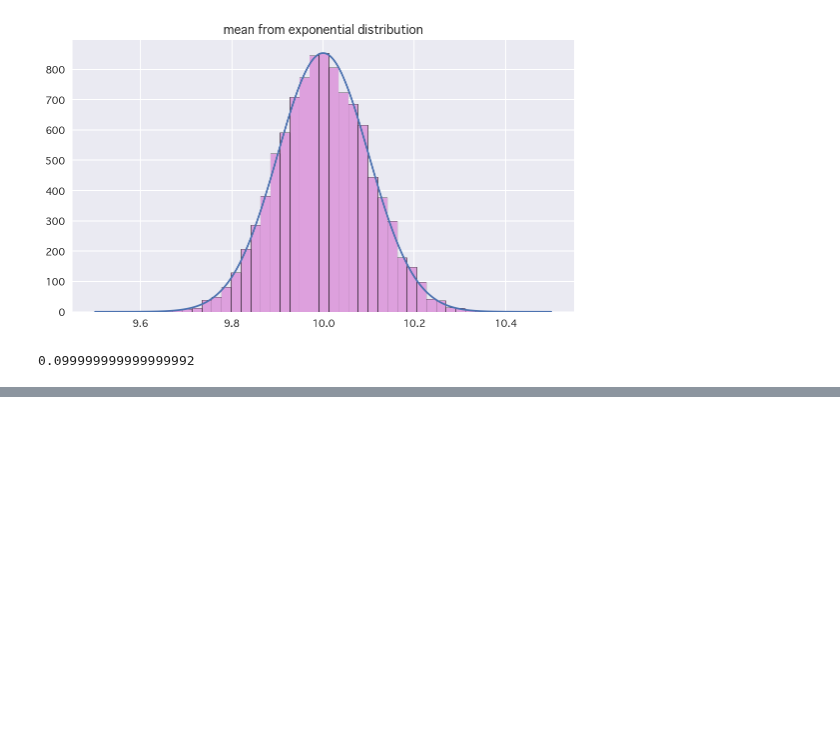
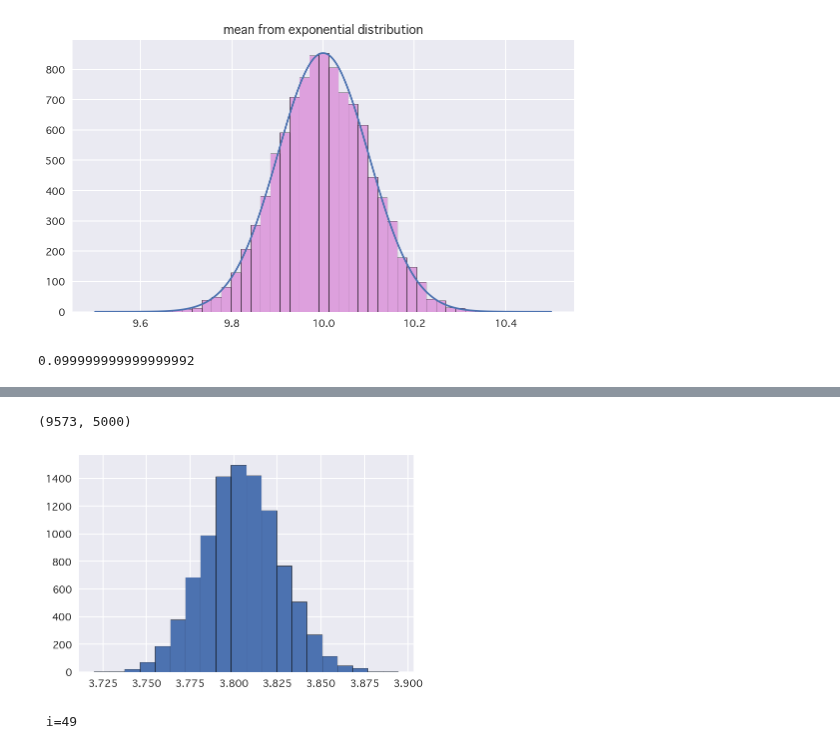
Before and after one commit to matsuken92/Qiita_Contents, a Jupyter notebook: Math_cafe_stats/09-中心極限定理.ipynb, the cells around one changed output, grey strips where cells are left out. Saved outputs shown, nothing was run; the diff lists cells and outputs as text; code cells hidden in the pictures; blank space fills up the shorter version.

```diff
--- a/Math_cafe_stats/09-中心極限定理.ipynb
+++ b/Math_cafe_stats/09-中心極限定理.ipynb
@@ -149,0 +290,35 @@ np.sqrt(theoretical_var/sample_size)
+# %%
+
+m_list = l_mean[n_jobs:]
+rvs_list = np.array(l_rvs[n_jobs:])
+print(rvs_list.shape)
+# %% [output]
+(9573, 5000)
+# %%
+plt.hist(m_list, bins=20)
+plt.show()
+# %% [output]
+[figure, added]
+# %%
+# 様々なのグラフ描画 アニメーション
+rd.seed = 71
+num_frame = 50.
+
+def animate(nframe):
+    global num_frame, fig
+    print("\r i={}".format(int(nframe)), end="")
+    plt.clf()
+    m = m_list[int(nframe)]
+    rvs = rvs_list[int(nframe)]
+    plt.hist(rvs, bins=30, normed=True)
+    plt.plot([m, m], [0, .5], "r")
+    plt.xlim(0,30)
+    plt.title("i={}".format(int(nframe)))
+
+fig = plt.figure(figsize=(9,5))
+anim = ani.FuncAnimation(fig, animate, frames=int(num_frame))
+anim.save('mixed_dist2.gif', writer='imagemagick', fps=5, dpi=128)
+
+plt.close()
+# %% [output]
+ i=49
```
Also changed, not shown: parts of 8 cells of this notebook.
